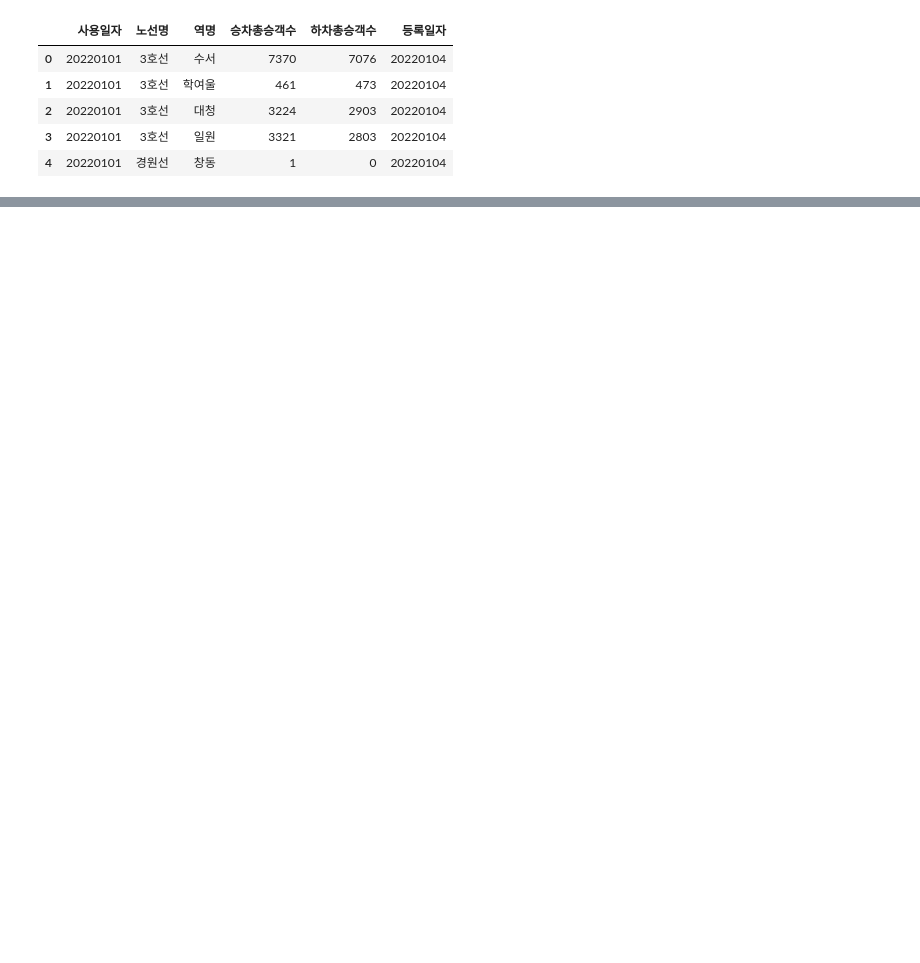
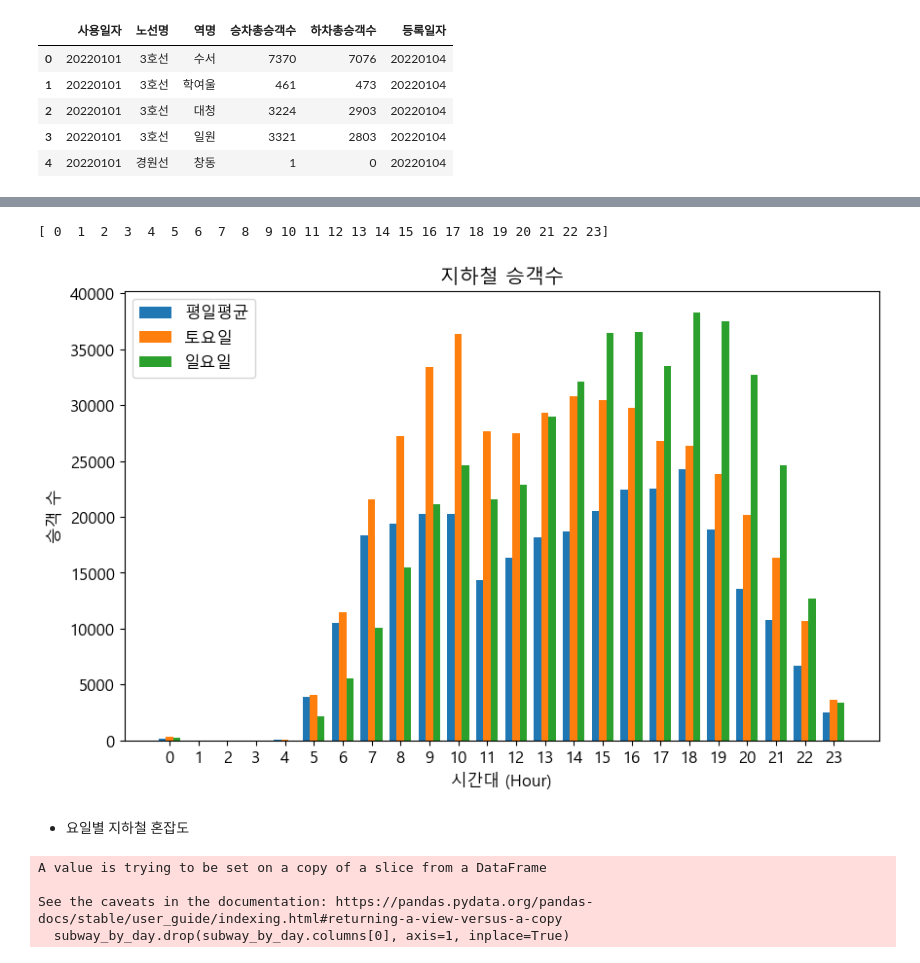
Before and after one commit to sonkeehoon/MyProject, a Jupyter notebook: 1. 프로젝트내용.ipynb, the cells around one changed output, grey strips where cells are left out. Saved outputs shown, nothing was run; the diff lists cells and outputs as text; code cells hidden in the pictures; blank space fills up the shorter version.

```diff
--- a/1. 프로젝트내용.ipynb
+++ b/1. 프로젝트내용.ipynb
@@ -151,0 +188,43 @@ subway_by_line.head()
+# %%
+# 다중 막대그래프의 x축 만들기
+index = np.arange(subway_by_time.shape[0])
+print(index)
+# %% [output]
+[ 0  1  2  3  4  5  6  7  8  9 10 11 12 13 14 15 16 17 18 19 20 21 22 23]
+# %%
+import matplotlib.pyplot as plt
+import matplotlib
+
+
+# 한글 깨짐 방지
+matplotlib.rcParams['font.family'] = 'Malgun Gothic' # Windows
+# matplotlib.rcParams['font.family'] = 'AppleGothic' # Mac
+matplotlib.rcParams['font.size'] = 12
+matplotlib.rcParams['axes.unicode_minus'] = False
+
+
+plt.figure(figsize=(10, 6))
+
+w = 0.25
+plt.bar(index-w, subway_by_time['평일평균'], width = w, label='평일평균')
+plt.bar(index, subway_by_time['토요일'], width = w, label='토요일')
+plt.bar(index+w, subway_by_time['일요일'], width = w, label='일요일')
+
+plt.title('지하철 승객수')
+plt.xlabel('시간대 (Hour)')
+plt.ylabel('승객 수')
+plt.xticks(index)
+plt.legend()
+plt.show()
+# %% [output]
+[figure, added]
+# %% [markdown]
+- 요일별 지하철 혼잡도
+# %%
+subway_by_day.iloc[0, 1:]
+subway_by_day.drop(subway_by_day.columns[0], axis=1, inplace=True)
+# %% [output]
+A value is trying to be set on a copy of a slice from a DataFrame
+
+See the caveats in the documentation: https://pandas.pydata.org/pandas-docs/stable/user_guide/indexing.html#returning-a-view-versus-a-copy
+  subway_by_day.drop(subway_by_day.columns[0], axis=1, inplace=True)
```
Also changed, not shown: parts of 16 cells of this notebook.
